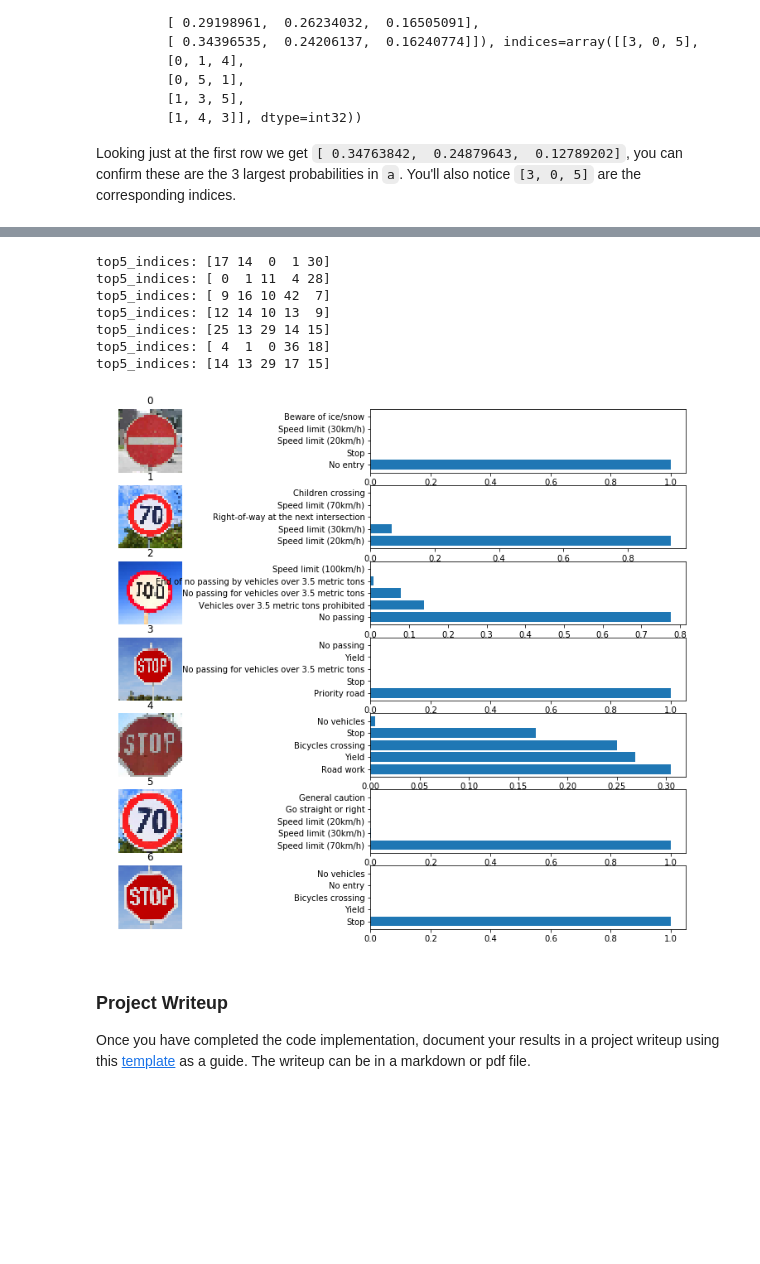
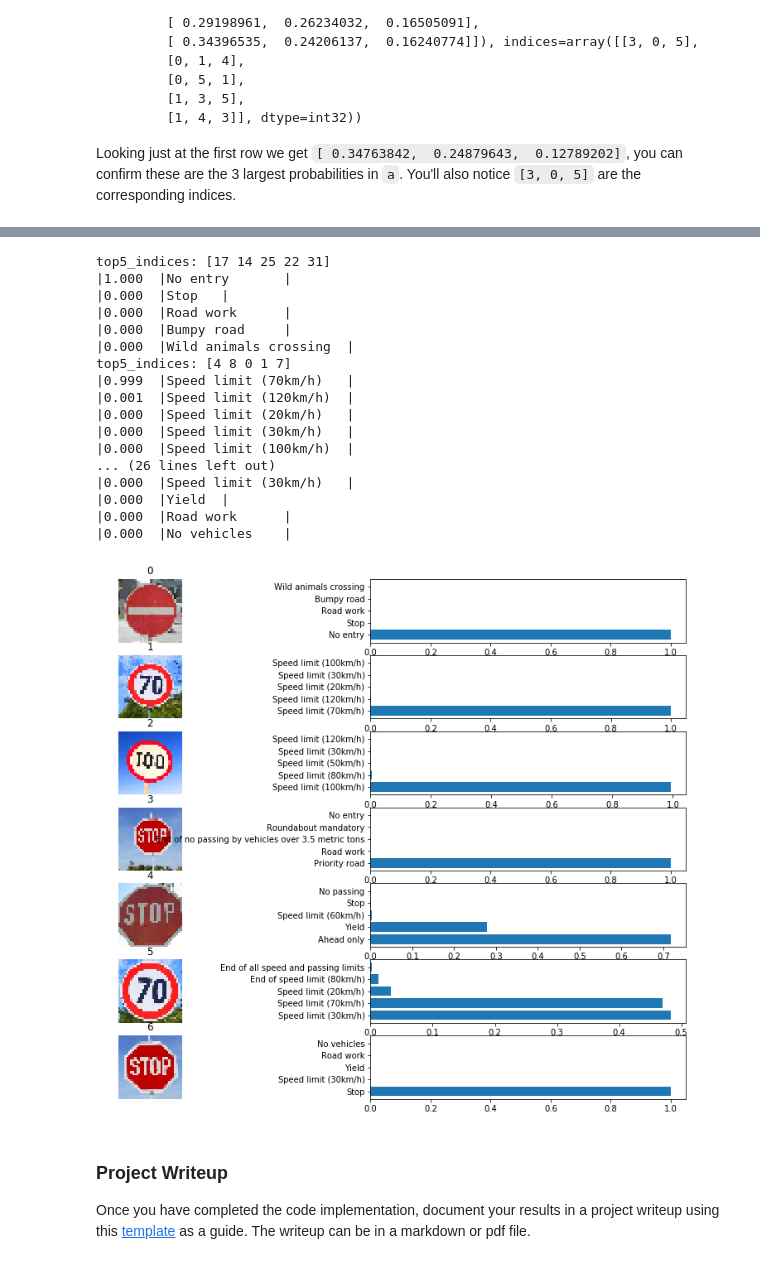
Before and after one commit to YoshiyukiKono/CarND, a Jupyter notebook: project-2/Traffic_Sign_Classifier.ipynb, the cells around one changed output, grey strips where cells are left out. Cells and saved outputs as stored; diff of their text form; code cells hidden in the pictures; blank space fills up the shorter version.

```diff
--- a/project-2/Traffic_Sign_Classifier.ipynb
+++ b/project-2/Traffic_Sign_Classifier.ipynb
@@ -326,9 +369,9 @@ def LeNet(x, input_depth=1, output_classes=43):#(x):
 
     return logits
 # %%
-x = tf.placeholder(tf.float32, (None, 32, 32, IMAGE_DIMENSION))#1))
+x = tf.placeholder(tf.float32, (None, 32, 32, IMAGE_DIMENSION))
 y = tf.placeholder(tf.int32, (None))
-one_hot_y = tf.one_hot(y, 43)#10)
+one_hot_y = tf.one_hot(y, OUTPUT_CLASS)
 # %% [markdown]
 ### Train, Validate and Test the Model
 # %% [markdown]
@@ -342,7 +385,7 @@ sets imply underfitting. A high accuracy on the training set but low accuracy on
 ### Feel free to use as many code cells as needed.
 rate = 0.001#0.0003#0.0005#0.001
 
-logits = LeNet(x, input_depth=IMAGE_DIMENSION)#x)
+logits = LeNet(x, input_depth=IMAGE_DIMENSION, output_class=OUTPUT_CLASS)
 cross_entropy = tf.nn.softmax_cross_entropy_with_logits(labels=one_hot_y, logits=logits)
 loss_operation = tf.reduce_mean(cross_entropy)
 optimizer = tf.train.AdamOptimizer(learning_rate = rate)
@@ -372,13 +415,12 @@ with tf.Session() as sess:
     print("Training...")
     print()
     for i in range(EPOCHS):
-        X_train_i, y_train_i = shuffle(X_train_normalized, y_train)
+        X_train_i, y_train_i = shuffle(X_train_normalized, y_train_normalized)
         for offset in range(0, num_examples, BATCH_SIZE):
             end = offset + BATCH_SIZE
             batch_x, batch_y = X_train_i[offset:end], y_train_i[offset:end]
             sess.run(training_operation, feed_dict={x: batch_x, y: batch_y, keep_prob:0.5})
 
-        #validation_accuracy = evaluate(X_validation, y_validation)
         training_accuracy = evaluate(X_train_i, y_train_i)
         validation_accuracy = evaluate(X_valid_normalized, y_valid)
         print("EPOCH {} ...".format(i+1))
@@ -498,10 +515,6 @@ Image size: 143883
 [figure]
 # %% [markdown]
 ### Predict the Sign Type for Each Image
-# %%
-import tensorflow as tf
-
-saver = tf.train.Saver()
 # %%
 import csv
 
@@ -644,36 +651,43 @@ TopKV2(values=array([[  1.00000000e+00,   3.35234707e-09,   2.73921350e-16,
 # %%
 plt.figure(figsize=(15,20))
 for i in range(num_img):
     plt.subplot(12,2,2*i +1)
     plt.imshow(test_image[i])
     plt.title(i)
     plt.axis('off')
     plt.subplot(12,2,2*i+2)
     plt.barh(np.arange(1,6,1), top_5.values[i,:])
 
     top5_indices = top_5.indices[i]
     top5_values = top_5.values[i]
     print("top5_indices:", top5_indices)
+    for x in range(5):
+        print("|{0:.3f}\t|{1}\t|".format(top5_values[x],sign_names[top5_indices[x]]))
     labs = []
     for j in range(5):
-        #print("i:",i)
-        #j = tf.cast(top5_indices[i], tf.int32)
-        ##print("top5_index:",top5_indices[j])
         idx = top5_indices[j]
-        #print("idx:",idx)
-        ##print(sign_names[idx])
-        labs.append(sign_names[top5_indices[j]])
+        labs.append(sign_names[idx])
     plt.yticks(np.arange(1,6,1), labs)
 plt.show()
 # %% [output]
-top5_indices: [17 14  0  1 30]
-top5_indices: [ 0  1 11  4 28]
-top5_indices: [ 9 16 10 42  7]
-top5_indices: [12 14 10 13  9]
-top5_indices: [25 13 29 14 15]
-top5_indices: [ 4  1  0 36 18]
-top5_indices: [14 13 29 17 15]
+top5_indices: [17 14 25 22 31]
+|1.000  |No entry       |
+|0.000  |Stop   |
+|0.000  |Road work      |
+|0.000  |Bumpy road     |
+|0.000  |Wild animals crossing  |
+top5_indices: [4 8 0 1 7]
+|0.999  |Speed limit (70km/h)   |
+|0.001  |Speed limit (120km/h)  |
+|0.000  |Speed limit (20km/h)   |
+|0.000  |Speed limit (30km/h)   |
+|0.000  |Speed limit (100km/h)  |
+... (26 lines left out)
+|0.000  |Speed limit (30km/h)   |
+|0.000  |Yield  |
+|0.000  |Road work      |
+|0.000  |No vehicles    |
-[figure, old version]
+[figure, new version]
 # %% [markdown]
 ### Project Writeup
 
```
Also changed, not shown: parts of 20 cells of this notebook, 2 other files.
